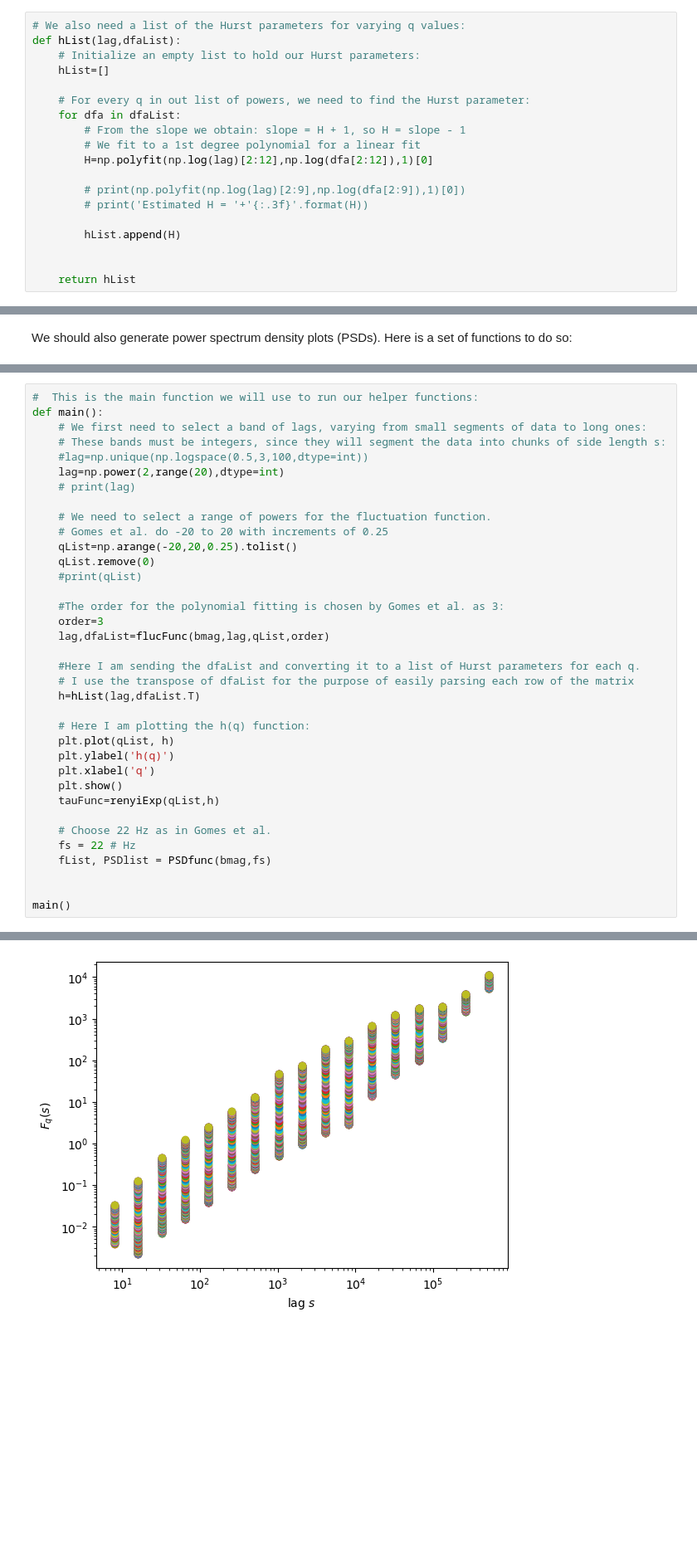
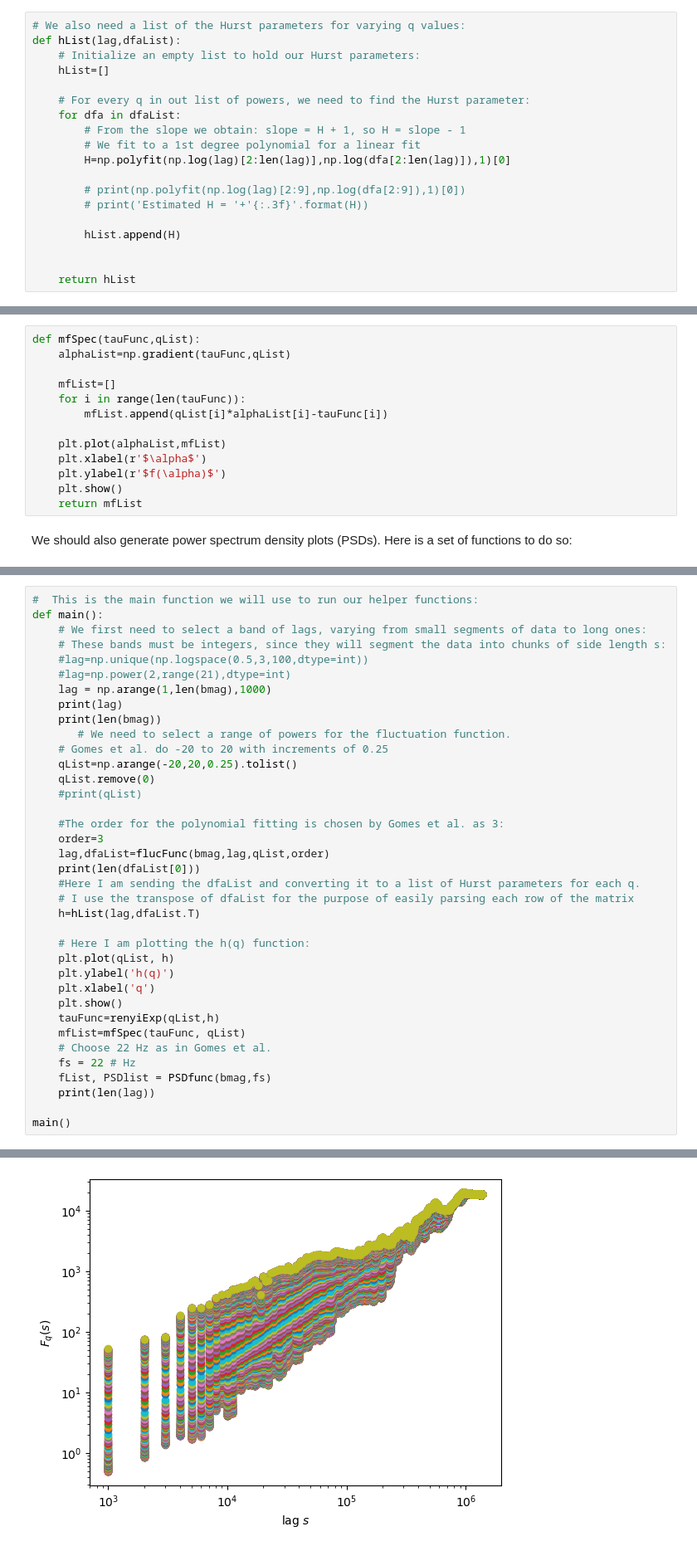
Before and after one commit to sfcoscia/Solar_Wind_MFDFA, a Jupyter notebook: MFDFA_MMS1.ipynb, the cells around one changed output, grey strips where cells are left out. Shown at 83% size. Saved outputs shown, nothing was run; the diff lists cells and outputs as text; blank space fills up the shorter version.

```diff
--- a/MFDFA_MMS1.ipynb
+++ b/MFDFA_MMS1.ipynb
@@ -106,7 +106,7 @@ def hList(lag,dfaList):
     for dfa in dfaList:
         # From the slope we obtain: slope = H + 1, so H = slope - 1
         # We fit to a 1st degree polynomial for a linear fit
-        H=np.polyfit(np.log(lag)[2:12],np.log(dfa[2:12]),1)[0]
+        H=np.polyfit(np.log(lag)[2:len(lag)],np.log(dfa[2:len(lag)]),1)[0]
 
         # print(np.polyfit(np.log(lag)[2:9],np.log(dfa[2:9]),1)[0])
         # print('Estimated H = '+'{:.3f}'.format(H))
@@ -144,3 +151,16 @@ def renyiExp(qList,hList):
+# %%
+def mfSpec(tauFunc,qList):
+    alphaList=np.gradient(tauFunc,qList)
+
+    mfList=[]
+    for i in range(len(tauFunc)):
+        mfList.append(qList[i]*alphaList[i]-tauFunc[i])
+
+    plt.plot(alphaList,mfList)
+    plt.xlabel(r'$\alpha$')
+    plt.ylabel(r'$f(\alpha)$')
+    plt.show()
+    return mfList
 # %% [markdown]
 We should also generate power spectrum density plots (PSDs). Here is a set of functions to do so:
 # %%
@@ -183,10 +204,11 @@ def main():
     # We first need to select a band of lags, varying from small segments of data to long ones:
     # These bands must be integers, since they will segment the data into chunks of side length s:
     #lag=np.unique(np.logspace(0.5,3,100,dtype=int))
-    lag=np.power(2,range(20),dtype=int)
-    # print(lag)
-
-    # We need to select a range of powers for the fluctuation function.
+    #lag=np.power(2,range(21),dtype=int)
+    lag = np.arange(1,len(bmag),1000)
+    print(lag)
+    print(len(bmag))
+       # We need to select a range of powers for the fluctuation function.
     # Gomes et al. do -20 to 20 with increments of 0.25
     qList=np.arange(-20,20,0.25).tolist()
     qList.remove(0)
@@ -195,7 +217,7 @@ def main():
     #The order for the polynomial fitting is chosen by Gomes et al. as 3:
     order=3
     lag,dfaList=flucFunc(bmag,lag,qList,order)
-
+    print(len(dfaList[0]))
     #Here I am sending the dfaList and converting it to a list of Hurst parameters for each q.
     # I use the transpose of dfaList for the purpose of easily parsing each row of the matrix
     h=hList(lag,dfaList.T)
@@ -206,11 +228,11 @@ def main():
     plt.xlabel('q')
     plt.show()
     tauFunc=renyiExp(qList,h)
-
+    mfList=mfSpec(tauFunc, qList)
     # Choose 22 Hz as in Gomes et al.
     fs = 22 # Hz
     fList, PSDlist = PSDfunc(bmag,fs)
-
+    print(len(lag))
 
 main()
 # %% [output]
@@ -217 +241 @@ main()
-[figure, old version]
+[figure, new version]
```
Also changed, not shown: parts of 4 cells of this notebook, 4 other files.
